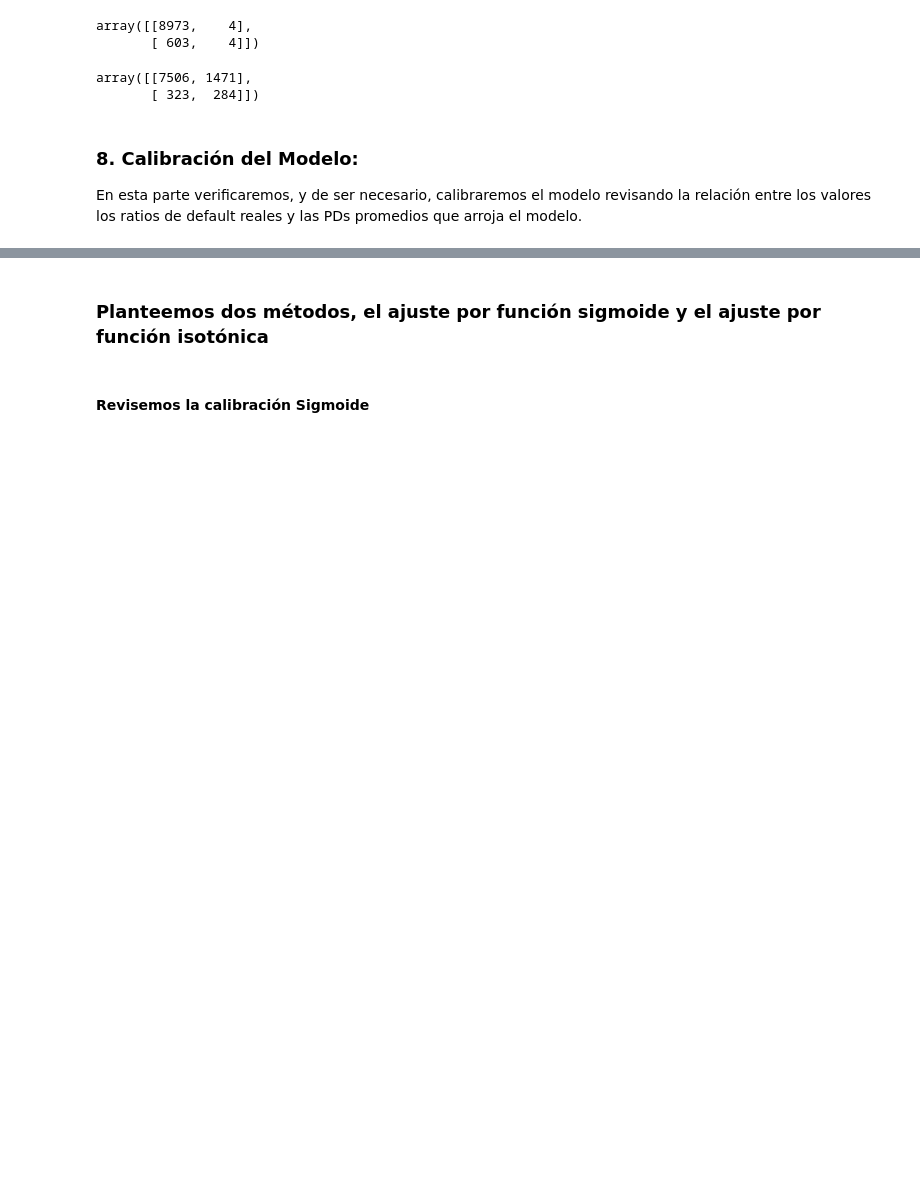
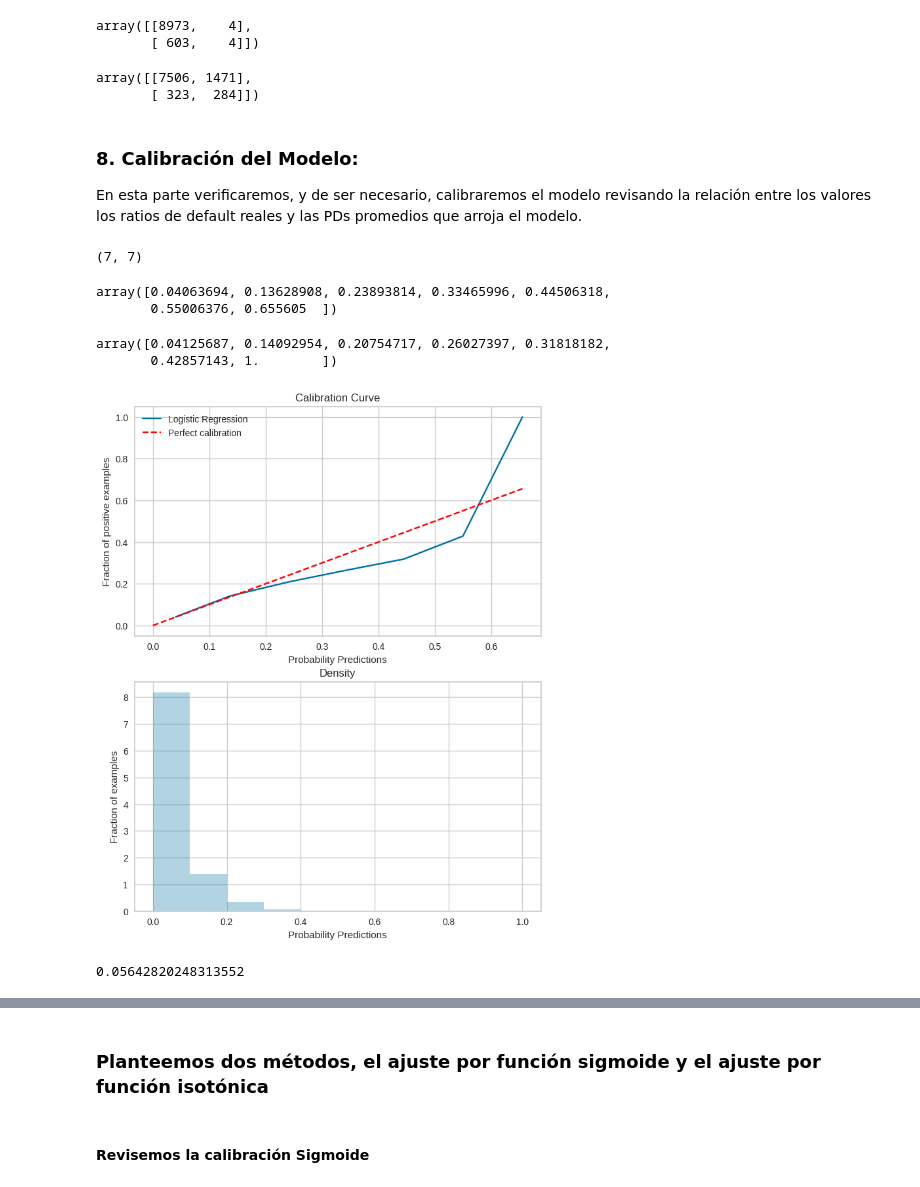
Before and after one commit to jpantojaj/CreditScoring, a Jupyter notebook: Sesión_6_11_Desarrollo_Calibracion_Validación_Modelo.ipynb, the cells around one changed output, grey strips where cells are left out. Cells and saved outputs as stored; diff of their text form; code cells hidden in the pictures; blank space fills up the shorter version.

```diff
--- a/Sesión_6_11_Desarrollo_Calibracion_Validación_Modelo.ipynb
+++ b/Sesión_6_11_Desarrollo_Calibracion_Validación_Modelo.ipynb
@@ -1950,16 +1950,27 @@ array([[7506, 1471],
 En esta parte verificaremos, y de ser necesario, calibraremos el modelo revisando la relación entre los valores los ratios de default reales y las PDs promedios que arroja el modelo.
 # %%
 from sklearn.calibration import calibration_curve
+# %%
+pred_test_logit=logit.predict_proba(X_test_t2_p)
+pred_test_logit_rus=logit_rus.predict_proba(X_test_t2_p)
 # %%
 # Veamos los RDs y los promedios de PDs en cada bucket para el modelo original (sin balanceo)
 fraction_of_positives, mean_predicted_value = calibration_curve(
-    y_test, pred_test_mix[:, 1], n_bins=10, strategy='uniform')
+    y_test, pred_test_logit[:, 1], n_bins=10, strategy='uniform')
 
 len(mean_predicted_value), len(fraction_of_positives)
+# %% [output]
+(7, 7)
 # %%
 mean_predicted_value
+# %% [output]
+array([0.04063694, 0.13628908, 0.23893814, 0.33465996, 0.44506318,
+       0.55006376, 0.655605  ])
 # %%
 fraction_of_positives
+# %% [output]
+array([0.04125687, 0.14092954, 0.20754717, 0.26027397, 0.31818182,
+       0.42857143, 1.        ])
 # %%
 # Una función para consolidar lo anterior
 def plot_calibration_curve(y_true, probs, bins, strategy):
@@ -1989,10 +2000,14 @@ def plot_calibration_curve(y_true, probs, bins, strategy):
     plt.show()
 # %%
 # Modelo Original, sin balanceo
-plot_calibration_curve(y_test, pred_test_mix[:, 1], bins=10, strategy='uniform')
+plot_calibration_curve(y_test, pred_test_logit[:, 1], bins=10, strategy='uniform')
+# %% [output]
+[figure, added]
 # %%
 from sklearn.metrics import brier_score_loss
 # %%
-brier_score_loss(y_test, pred_test_mix[:, 1])
+brier_score_loss(y_test, pred_test_logit[:, 1])
+# %% [output]
+0.05642820248313552
 # %%
 # Modelo con Undersampling
```
Also changed, not shown: parts of 35 cells of this notebook.
